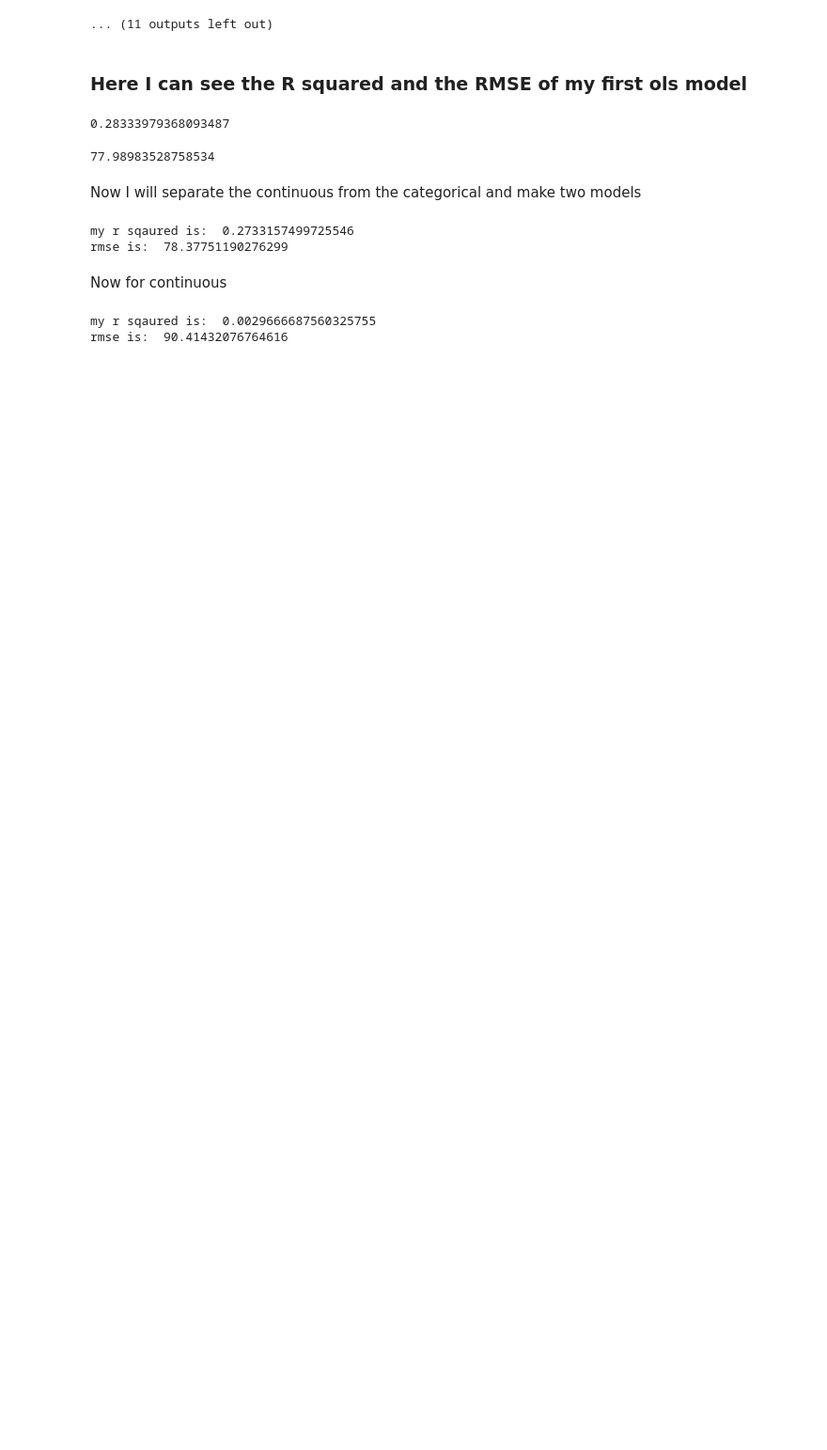
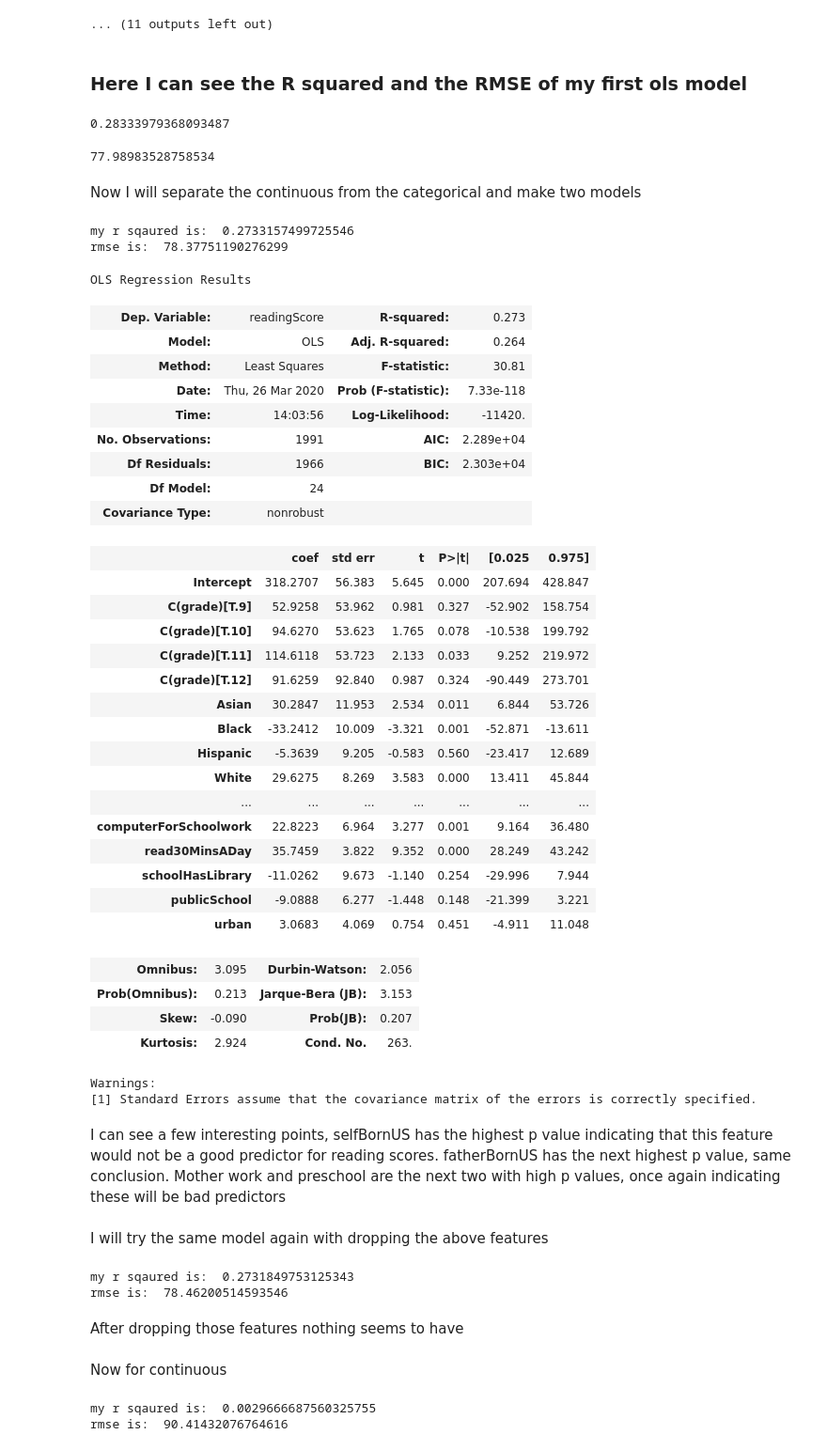
Before and after one commit to gabbyflabby/Test_Scores, a Jupyter notebook: Regression Model.ipynb, the cells around one changed output. Shown at 94% size. Cells and saved outputs as stored; diff of their text form; code cells hidden in the pictures; blank space fills up the shorter version.

Commit message:
removed features from ols category model

```diff
--- a/Regression Model.ipynb
+++ b/Regression Model.ipynb
@@ -167,6 +167,55 @@ print('rmse is: ',math.sqrt(mean_squared_error(y_val,ols_model_cat.predict(x_val
 # %% [output]
 my r sqaured is:  0.2733157499725546
 rmse is:  78.37751190276299
+# %%
+ols_model_cat.summary()
+# %% [output]
+OLS Regression Results
+| Dep. Variable: | readingScore | R-squared: | 0.273 |
+| Model: | OLS | Adj. R-squared: | 0.264 |
+| Method: | Least Squares | F-statistic: | 30.81 |
+| Date: | Thu, 26 Mar 2020 | Prob (F-statistic): | 7.33e-118 |
+| Time: | 14:03:56 | Log-Likelihood: | -11420. |
+| No. Observations: | 1991 | AIC: | 2.289e+04 |
+| Df Residuals: | 1966 | BIC: | 2.303e+04 |
+| Df Model: | 24 |  |  |
+| Covariance Type: | nonrobust |  |  |
+|  | coef | std err | t | P>|t| | [0.025 | 0.975] |
+| Intercept | 318.2707 | 56.383 | 5.645 | 0.000 | 207.694 | 428.847 |
+| C(grade)[T.9] | 52.9258 | 53.962 | 0.981 | 0.327 | -52.902 | 158.754 |
+| C(grade)[T.10] | 94.6270 | 53.623 | 1.765 | 0.078 | -10.538 | 199.792 |
+| C(grade)[T.11] | 114.6118 | 53.723 | 2.133 | 0.033 | 9.252 | 219.972 |
+| C(grade)[T.12] | 91.6259 | 92.840 | 0.987 | 0.324 | -90.449 | 273.701 |
+| Asian | 30.2847 | 11.953 | 2.534 | 0.011 | 6.844 | 53.726 |
+| Black | -33.2412 | 10.009 | -3.321 | 0.001 | -52.871 | -13.611 |
+| Hispanic | -5.3639 | 9.205 | -0.583 | 0.560 | -23.417 | 12.689 |
+| White | 29.6275 | 8.269 | 3.583 | 0.000 | 13.411 | 45.844 |
+| ... | ... | ... | ... | ... | ... | ... |
+| computerForSchoolwork | 22.8223 | 6.964 | 3.277 | 0.001 | 9.164 | 36.480 |
+| read30MinsADay | 35.7459 | 3.822 | 9.352 | 0.000 | 28.249 | 43.242 |
+| schoolHasLibrary | -11.0262 | 9.673 | -1.140 | 0.254 | -29.996 | 7.944 |
+| publicSchool | -9.0888 | 6.277 | -1.448 | 0.148 | -21.399 | 3.221 |
+| urban | 3.0683 | 4.069 | 0.754 | 0.451 | -4.911 | 11.048 |
+| Omnibus: | 3.095 | Durbin-Watson: | 2.056 |
+| Prob(Omnibus): | 0.213 | Jarque-Bera (JB): | 3.153 |
+| Skew: | -0.090 | Prob(JB): | 0.207 |
+| Kurtosis: | 2.924 | Cond. No. | 263. |
+Warnings:
+[1] Standard Errors assume that the covariance matrix of the errors is correctly specified.
+# %% [markdown]
+I can see a few interesting points, selfBornUS has the highest p value indicating that this feature would not be a good predictor for reading scores. fatherBornUS has the next highest p value, same conclusion. Mother work and preschool are the next two with high p values, once again indicating these will be bad predictors
+# %% [markdown]
+I will try the same model again with dropping the above features
+# %%
+ols_formula_cat2 = 'readingScore~Asian+Black+Hispanic+White+C(grade)+male+expectBachelors+motherHS+fatherHS+fatherWork+motherBornUS+englishAtHome+computerForSchoolwork+read30MinsADay+schoolHasLibrary+publicSchool+urban'
+ols_model_cat2 = ols(ols_formula_cat2,data=pd.concat([x_training,y_training],axis=1)).fit()
+print('my r sqaured is: ',ols_model_cat2.rsquared)
+print('rmse is: ',math.sqrt(mean_squared_error(y_val,ols_model_cat2.predict(x_val))))
+# %% [output]
+my r sqaured is:  0.2731849753125343
+rmse is:  78.46200514593546
+# %% [markdown]
+After dropping those features nothing seems to have
 # %% [markdown]
 Now for continuous
 # %%
```
Also changed, not shown: parts of 3 cells of this notebook.
